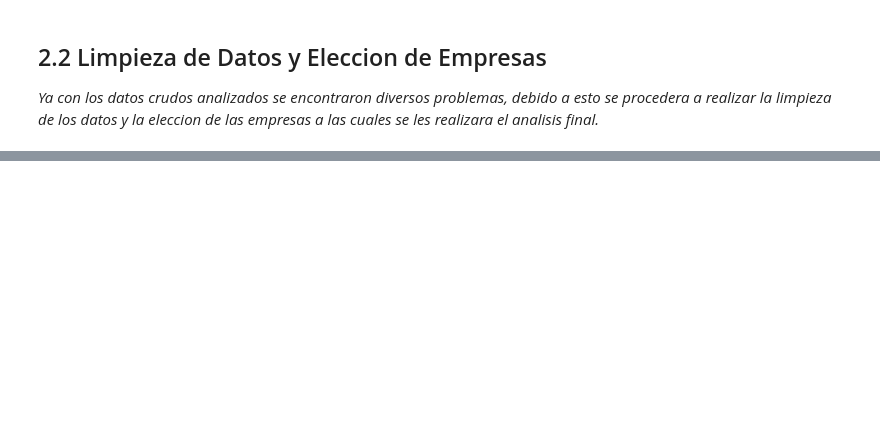
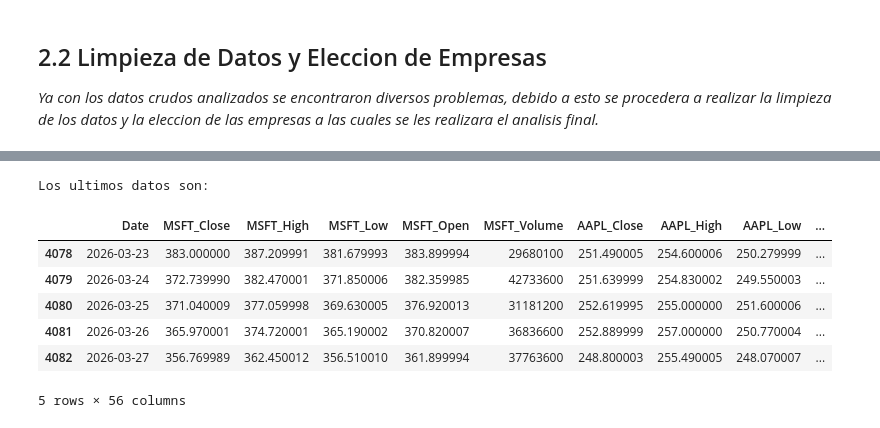
Before and after one commit to benja20003/MineriaDatos, a Jupyter notebook: Solemne1/Solemne1_Mineria_de_Datos.ipynb, the cells around one changed output, grey strips where cells are left out. Cells and saved outputs as stored; diff of their text form; code cells hidden in the pictures; blank space fills up the shorter version.

```diff
--- a/Solemne1/Solemne1_Mineria_de_Datos.ipynb
+++ b/Solemne1/Solemne1_Mineria_de_Datos.ipynb
@@ -157,0 +340,13 @@ Tras ejecutar el diagnóstico inicial sobre los datos crudos de la muestra, se i
+# %%
+#Vista inicial de los ultimos datos utilizando .tail()
+print("Los ultimos datos son:")
+df_snp.tail()
+# %% [output]
+Los ultimos datos son:
+|  | Date | MSFT_Close | MSFT_High | MSFT_Low | MSFT_Open | MSFT_Volume | AAPL_Close | AAPL_High | AAPL_Low | ... |
+| 4078 | 2026-03-23 | 383.000000 | 387.209991 | 381.679993 | 383.899994 | 29680100 | 251.490005 | 254.600006 | 250.279999 | ... |
+| 4079 | 2026-03-24 | 372.739990 | 382.470001 | 371.850006 | 382.359985 | 42733600 | 251.639999 | 254.830002 | 249.550003 | ... |
+| 4080 | 2026-03-25 | 371.040009 | 377.059998 | 369.630005 | 376.920013 | 31181200 | 252.619995 | 255.000000 | 251.600006 | ... |
+| 4081 | 2026-03-26 | 365.970001 | 374.720001 | 365.190002 | 370.820007 | 36836600 | 252.889999 | 257.000000 | 250.770004 | ... |
+| 4082 | 2026-03-27 | 356.769989 | 362.450012 | 356.510010 | 361.899994 | 37763600 | 248.800003 | 255.490005 | 248.070007 | ... |
+5 rows × 56 columns
```
Also changed, not shown: parts of 14 cells of this notebook.
